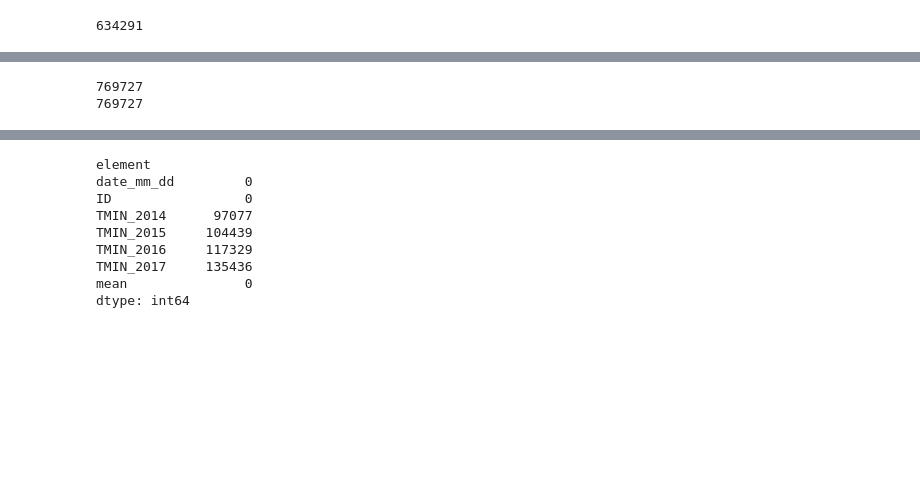
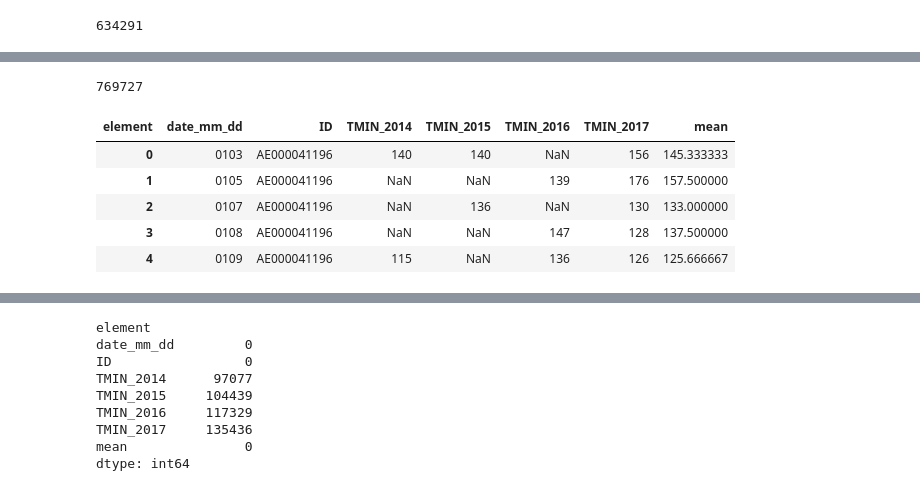
Before and after one commit to neha01mittal/dma-weather-pred, a Jupyter notebook: Lab5_working.ipynb, the cells around one changed output, grey strips where cells are left out. Cells and saved outputs as stored; diff of their text form; code cells hidden in the pictures; blank space fills up the shorter version.

```diff
--- a/Lab5_working.ipynb
+++ b/Lab5_working.ipynb
@@ -228,7 +237,12 @@ See the caveats in the documentation: http://pandas.pydata.org/pandas-docs/stabl
   """
 # %%
-print(len(df_2018))
 print(len(df_clean))
+df_clean.head()
 # %% [output]
 769727
-769727
+| element | date_mm_dd | ID | TMIN_2014 | TMIN_2015 | TMIN_2016 | TMIN_2017 | mean |
+| 0 | 0103 | AE000041196 | 140 | 140 | NaN | 156 | 145.333333 |
+| 1 | 0105 | AE000041196 | NaN | NaN | 139 | 176 | 157.500000 |
+| 2 | 0107 | AE000041196 | NaN | 136 | NaN | 130 | 133.000000 |
+| 3 | 0108 | AE000041196 | NaN | NaN | 147 | 128 | 137.500000 |
+| 4 | 0109 | AE000041196 | 115 | NaN | 136 | 126 | 125.666667 |
```
Also changed, not shown: parts of 23 cells of this notebook.
